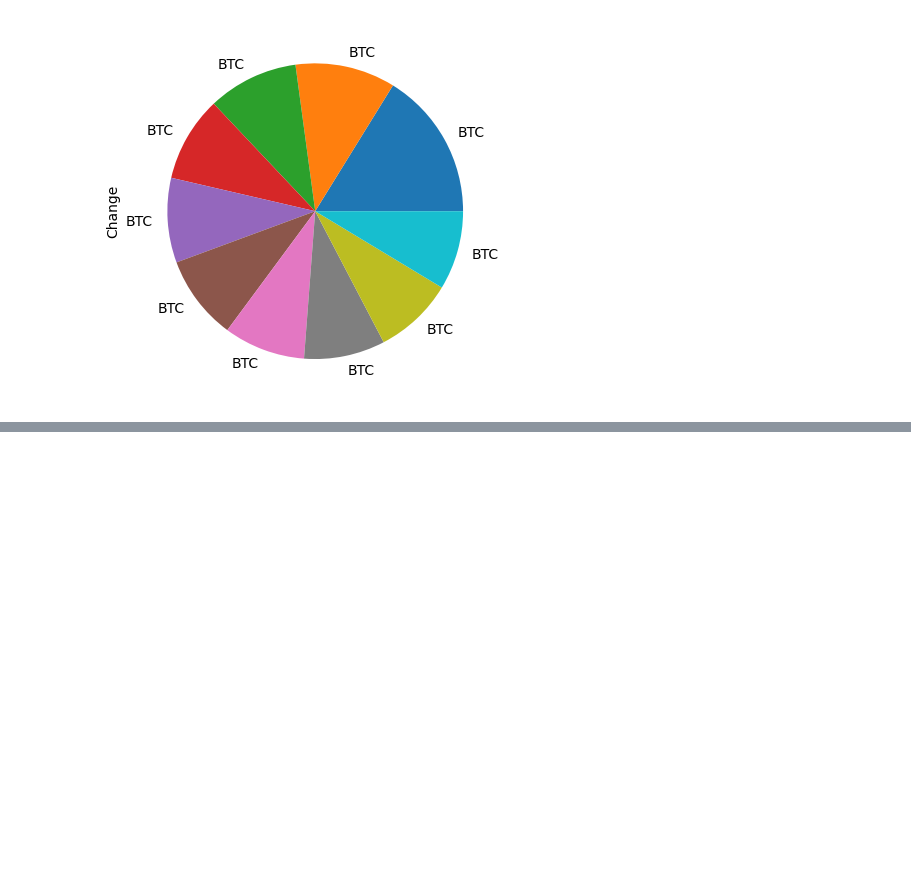
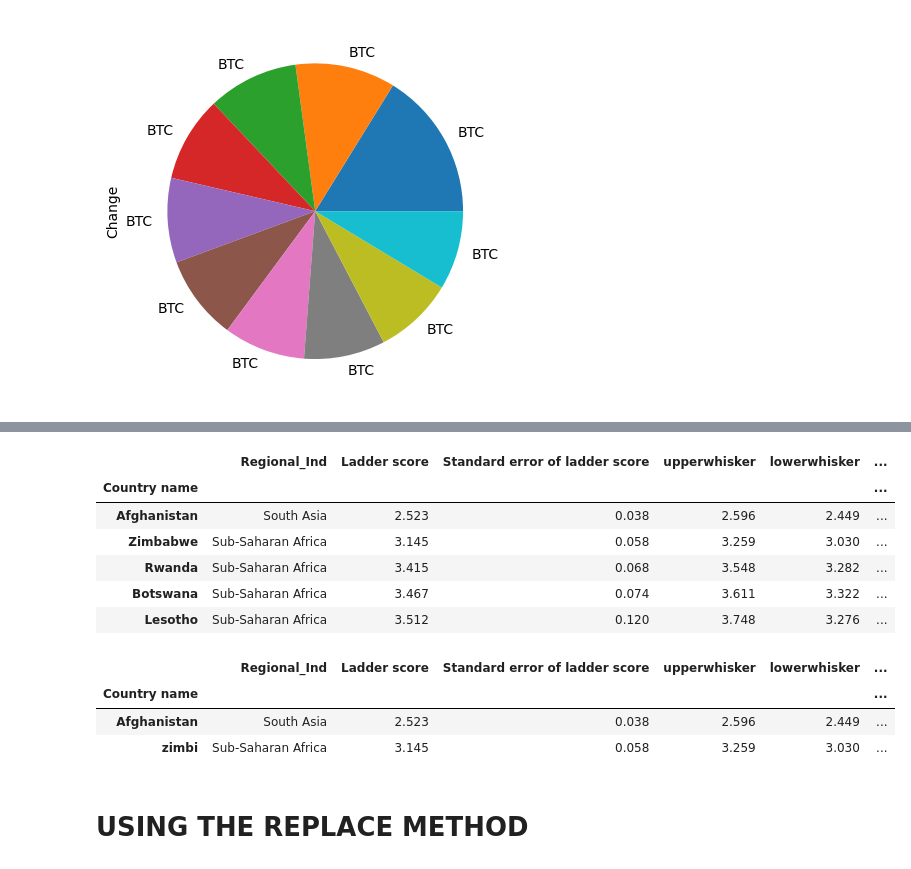
Before and after one commit to dennisowusu123/DATA-ANALYTICS-GT, a Jupyter notebook: DataScience/DataAnalysis/01_Dataframes.ipynb, the cells around one changed output, grey strips where cells are left out. Cells and saved outputs as stored; diff of their text form; code cells hidden in the pictures; blank space fills up the shorter version.

```diff
--- a/DataScience/DataAnalysis/01_Dataframes.ipynb
+++ b/DataScience/DataAnalysis/01_Dataframes.ipynb
@@ -2096,0 +2089,26 @@ houses[['Try','id']]
+# %%
+#this is when you wanna update the names of a column individually
+#so you make a dictionary then you pass it into it
+mapper = {'Regional indicator': 'Regional_Ind'}
+country.rename(columns=mapper, inplace=True)
+country.head()
+# %% [output]
+|  | Regional_Ind | Ladder score | Standard error of ladder score | upperwhisker | lowerwhisker | ... |
+| Country name |  |  |  |  |  | ... |
+| Afghanistan | South Asia | 2.523 | 0.038 | 2.596 | 2.449 | ... |
+| Zimbabwe | Sub-Saharan Africa | 3.145 | 0.058 | 3.259 | 3.030 | ... |
+| Rwanda | Sub-Saharan Africa | 3.415 | 0.068 | 3.548 | 3.282 | ... |
+| Botswana | Sub-Saharan Africa | 3.467 | 0.074 | 3.611 | 3.322 | ... |
+| Lesotho | Sub-Saharan Africa | 3.512 | 0.120 | 3.748 | 3.276 | ... |
+# %%
+# we can replace our index labels too
+mapper ={'Zimbabwe':'zimbi', 'Rwanda':"rwan"}
+country.rename(index=mapper,inplace=True)
+country.head(2)
+# %% [output]
+|  | Regional_Ind | Ladder score | Standard error of ladder score | upperwhisker | lowerwhisker | ... |
+| Country name |  |  |  |  |  | ... |
+| Afghanistan | South Asia | 2.523 | 0.038 | 2.596 | 2.449 | ... |
+| zimbi | Sub-Saharan Africa | 3.145 | 0.058 | 3.259 | 3.030 | ... |
+# %% [markdown]
+# USING THE REPLACE METHOD
```
Also changed, not shown: parts of 7 cells of this notebook.
